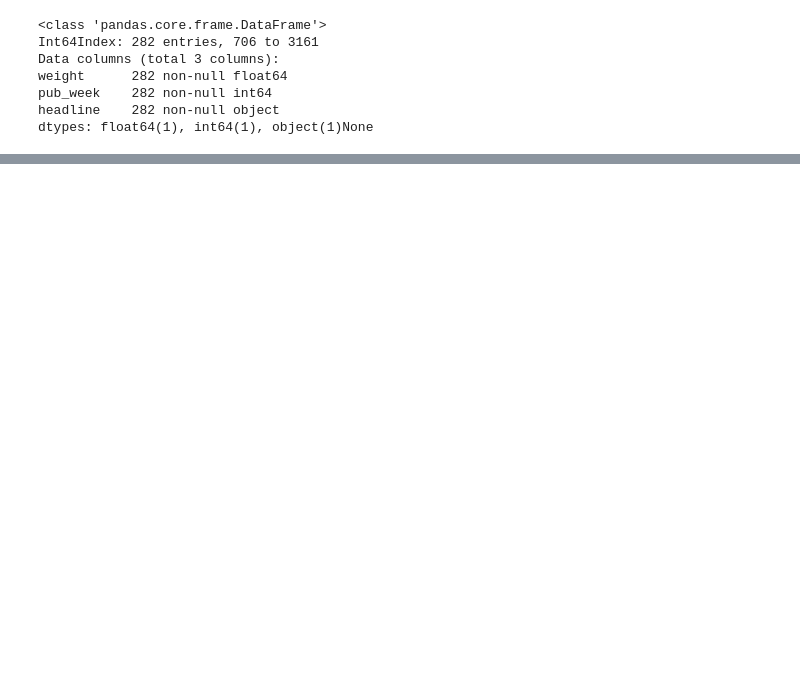
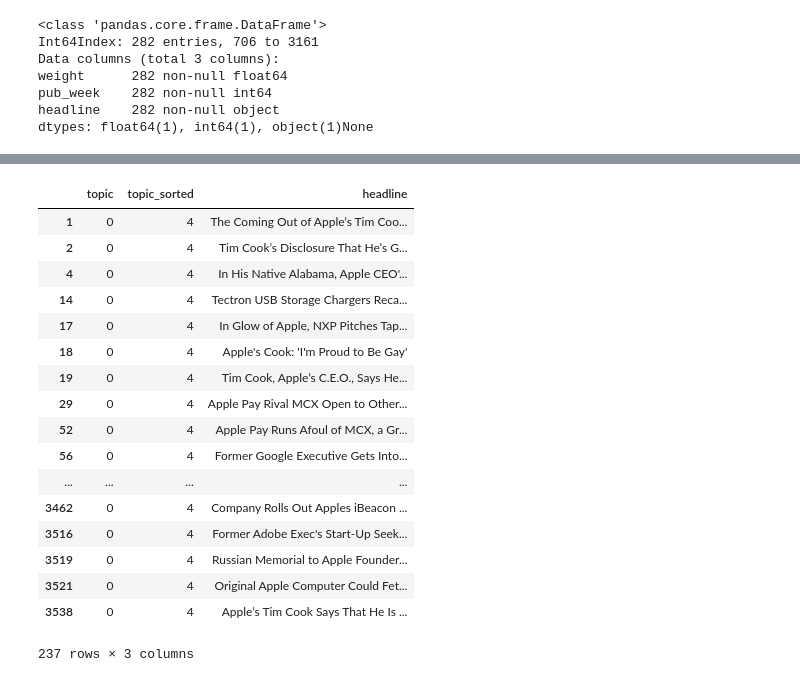
Before and after one commit to iyounus/TechNewsTrends, a Jupyter notebook: Analysis.ipynb, the cells around one changed output, grey strips where cells are left out. Saved outputs shown, nothing was run; the diff lists cells and outputs as text; code cells hidden in the pictures; blank space fills up the shorter version.

```diff
--- a/Analysis.ipynb
+++ b/Analysis.ipynb
@@ -236,0 +265,16 @@ j[1]['topic']
+# %%
+# sort topic w.r.t number of articles, create new column with re-assigned topic number
+dg = df[['topic','headline']].groupby('topic')
+x = sorted(dg.groups.keys())
+y = [len(dg.groups[i]) for i in x]
+m = list(np.argsort(y)[::-1])
+n = list(np.sort(y)[::-1])
+
+d = { j : x[i] for i, j in enumerate(m)}
+
+df['topic_sorted'] = df['topic'].map(lambda x : d[x])
+print x
+print y
+print m
+print n
+print d
@@ -236,0 +287,21 @@ j[1]['topic']
+# %%
+df[['topic','topic_sorted','headline']][df['topic']==0]
+# %% [output]
+|  | topic | topic_sorted | headline |
+| 1 | 0 | 4 | The Coming Out of Apple’s Tim Coo... |
+| 2 | 0 | 4 | Tim Cook’s Disclosure That He’s G... |
+| 4 | 0 | 4 | In His Native Alabama, Apple CEO'... |
+| 14 | 0 | 4 | Tectron USB Storage Chargers Reca... |
+| 17 | 0 | 4 | In Glow of Apple, NXP Pitches Tap... |
+| 18 | 0 | 4 | Apple's Cook: 'I'm Proud to Be Gay' |
+| 19 | 0 | 4 | Tim Cook, Apple’s C.E.O., Says He... |
+| 29 | 0 | 4 | Apple Pay Rival MCX Open to Other... |
+| 52 | 0 | 4 | Apple Pay Runs Afoul of MCX, a Gr... |
+| 56 | 0 | 4 | Former Google Executive Gets Into... |
+| ... | ... | ... | ... |
+| 3462 | 0 | 4 | Company Rolls Out Apples iBeacon ... |
+| 3516 | 0 | 4 | Former Adobe Exec's Start-Up Seek... |
+| 3519 | 0 | 4 | Russian Memorial to Apple Founder... |
+| 3521 | 0 | 4 | Original Apple Computer Could Fet... |
+| 3538 | 0 | 4 | Apple’s Tim Cook Says That He Is ... |
+237 rows × 3 columns
```
Also changed, not shown: parts of 6 cells of this notebook, 36 other files.
